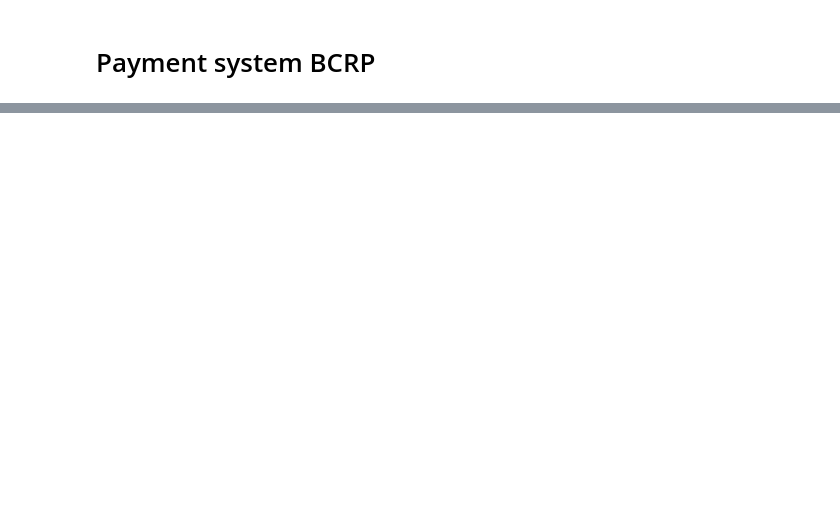
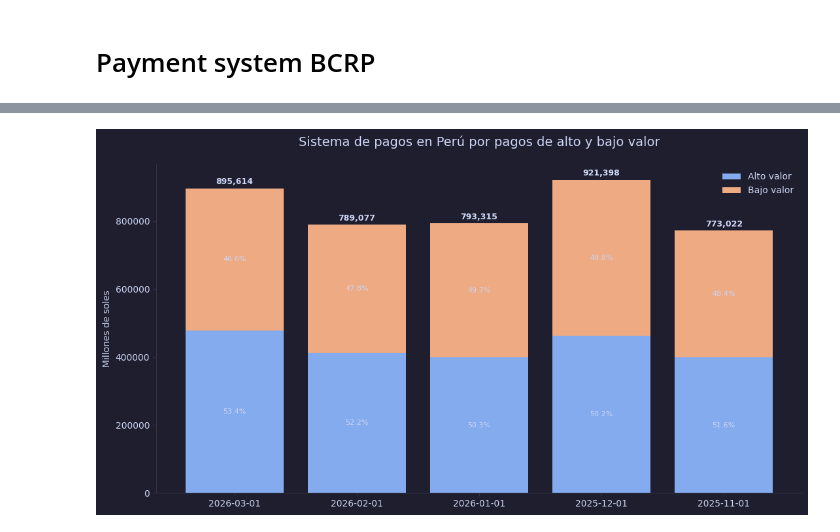
Before and after one commit to FerCorcuera/BCRP-ANALYTICS, a Jupyter notebook: payment-system/notebooks/exploring_data.ipynb, the cells around one changed output, grey strips where cells are left out. Cells and saved outputs as stored; diff of their text form; code cells hidden in the pictures; blank space fills up the shorter version.

Commit message:
payment system: plots and first analysis for low value payment market

```diff
--- a/payment-system/notebooks/exploring_data.ipynb
+++ b/payment-system/notebooks/exploring_data.ipynb
@@ -77,0 +83,2 @@ df_instrumentos_bajo_valor.head()
+# %%
+df_instr_alto_bajo_valor = build_bcrp_dataset(codes_names)
@@ -77,0 +94,15 @@ df_instrumentos_bajo_valor.head()
+# %%
+df_instr_alto_bajo_valor["bajo_valor_calculated"] = df_instr_alto_bajo_valor[
+    [
+        "bajo_valor_cheques",
+        "bajo_valor_tarjetas_pago",
+        "bajo_valor_transferencias_intrabancarias",
+        "bajo_valor_transferencias_interbancarias",
+        "bajo_valor_debitos_directos",
+        "bajo_valor_dinero_electronico",
+    ]
+].sum(axis=1)
+df_instr_alto_bajo_valor["residual"] = (
+    df_instr_alto_bajo_valor["bajo_valor"]
+    - df_instr_alto_bajo_valor["bajo_valor_calculated"]
+)
@@ -77,0 +120,68 @@ df_instrumentos_bajo_valor.head()
+# %%
+df_plot = (
+    df_instr_alto_bajo_valor[["period", "alto_valor", "bajo_valor"]]
+    .query("period >= '2025-11-01'")
+    .copy()
+)
+
+df_plot["total"] = df_plot["alto_valor"] + df_plot["bajo_valor"]
+
+fig, ax = plt.subplots(figsize=(11, 6))
+
+ax.bar(
+    df_plot["period"].astype(str), df_plot["alto_valor"], label="Alto valor", alpha=0.95
+)
+
+ax.bar(
+    df_plot["period"].astype(str),
+    df_plot["bajo_valor"],
+    bottom=df_plot["alto_valor"],
+    label="Bajo valor",
+    alpha=0.95,
+)
+
+for i, row in df_plot.reset_index().iterrows():
+
+    ax.text(
+        i,
+        row["total"] * 1.015,
+        f'{row["total"]:,.0f}',
+        ha="center",
+        fontsize=9,
+        fontweight="bold",
+    )
+
+    ax.text(
+        i,
+        row["alto_valor"] / 2,
+        f'{row["alto_valor"] / row["total"]:.1%}',
+        ha="center",
+        va="center",
+        fontsize=8,
+    )
+
+    ax.text(
+        i,
+        row["alto_valor"] + row["bajo_valor"] / 2,
+        f'{row["bajo_valor"] / row["total"]:.1%}',
+        ha="center",
+        va="center",
+        fontsize=8,
+    )
+
+ax.set_title(
+    "Sistema de pagos en Perú por pagos de alto y bajo valor", fontsize=14, pad=20
+)
+
+ax.set_ylabel("Millones de soles")
+ax.set_xlabel("")
+
+ax.spines["top"].set_visible(False)
+ax.spines["right"].set_visible(False)
+
+ax.legend(frameon=False)
+
+plt.tight_layout()
+plt.show()
+# %% [output]
+[figure, added]
```
Also changed, not shown: parts of 12 cells of this notebook, 1 other file.
